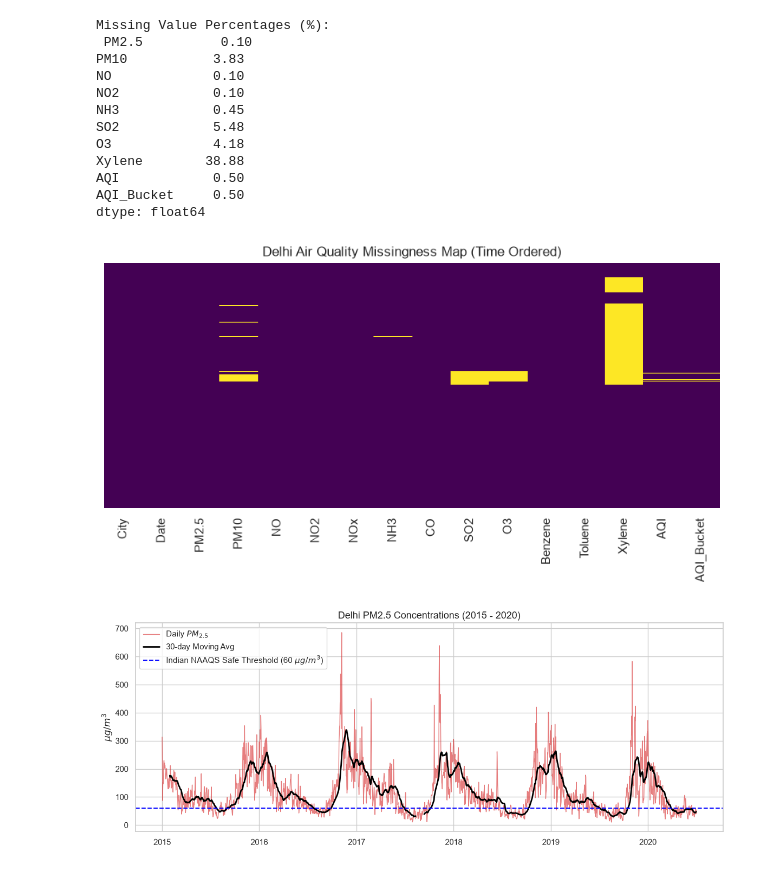
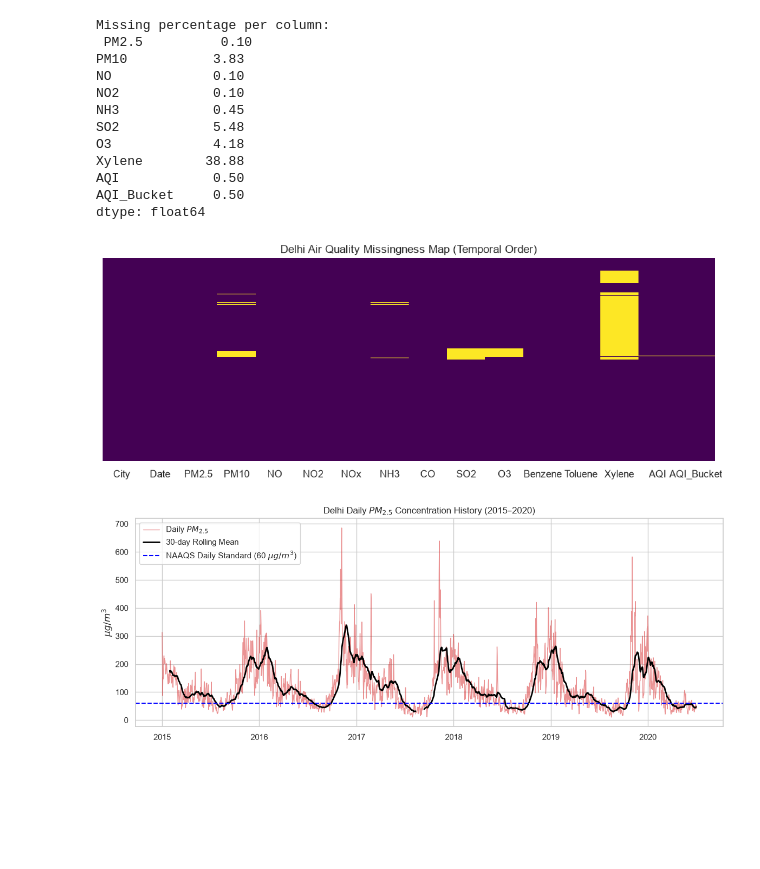
Before and after one commit to johjoh12/urban-air-quality-forecasting, a Jupyter notebook: notebooks/01_eda_and_profiling.ipynb, the cells around one changed output. Saved outputs shown, nothing was run; the diff lists cells and outputs as text; code cells hidden in the pictures; blank space fills up the shorter version.

```diff
--- a/notebooks/01_eda_and_profiling.ipynb
+++ b/notebooks/01_eda_and_profiling.ipynb
@@ -38,27 +27,30 @@ memory usage: 251.3 KB
 # %%
-missing = (df_city.isnull().sum() / len(df_city) * 100).round(2)
-print("Missing Value Percentages (%):\n", missing[missing > 0])
+missing_pct = (df_city.isnull().sum() / len(df_city) * 100).round(2)
+print("Missing percentage per column:\n", missing_pct[missing_pct > 0])
 
-plt.figure(figsize=(10, 4))
+plt.figure(figsize=(12, 4))
 sns.heatmap(
-    df_city.isnull(), cbar=False, yticklabels=False, cmap="viridis"
+    df_city.isnull(),
+    cbar=False,
+    yticklabels=False,
+    cmap="viridis",
 )
-plt.title("Delhi Air Quality Missingness Map (Time Ordered)")
+plt.title("Delhi Air Quality Missingness Map (Temporal Order)")
 plt.show()
 # %% [output]
-Missing Value Percentages (%):
+Missing percentage per column:
  PM2.5          0.10
 PM10           3.83
 NO             0.10
 NO2            0.10
 NH3            0.45
 SO2            5.48
 O3             4.18
 Xylene        38.88
 AQI            0.50
 AQI_Bucket     0.50
 dtype: float64
-[figure, old version]
+[figure, new version]
 # %%
 plt.figure(figsize=(14, 5))
 plt.plot(
@@ -66,13 +58,13 @@ plt.plot(
     df_city["PM2.5"],
     label="Daily $PM_{2.5}$",
     color="#d62728",
-    alpha=0.6,
+    alpha=0.5,
     lw=1,
 )
 plt.plot(
     df_city["Date"],
     df_city["PM2.5"].rolling(30).mean(),
-    label="30-day Moving Avg",
+    label="30-day Rolling Mean",
     color="black",
     lw=2,
 )
@@ -80,14 +72,14 @@ plt.axhline(
     60,
     color="blue",
     linestyle="--",
-    label="Indian NAAQS Safe Threshold (60 $\mu g/m^3$)",
+    label="NAAQS Daily Standard (60 $\mu g/m^3$)",
 )
-plt.title("Delhi PM2.5 Concentrations (2015 - 2020)", fontsize=13)
+plt.title("Delhi Daily $PM_{2.5}$ Concentration History (2015–2020)")
 plt.ylabel("$\mu g/m^3$")
 plt.legend()
 plt.show()
 # %% [output]
-[figure, old version]
+[figure, new version]
 # %%
 pollutants = [
     "PM2.5",
```
Also changed, not shown: parts of 2 cells of this notebook, 14 other files.
